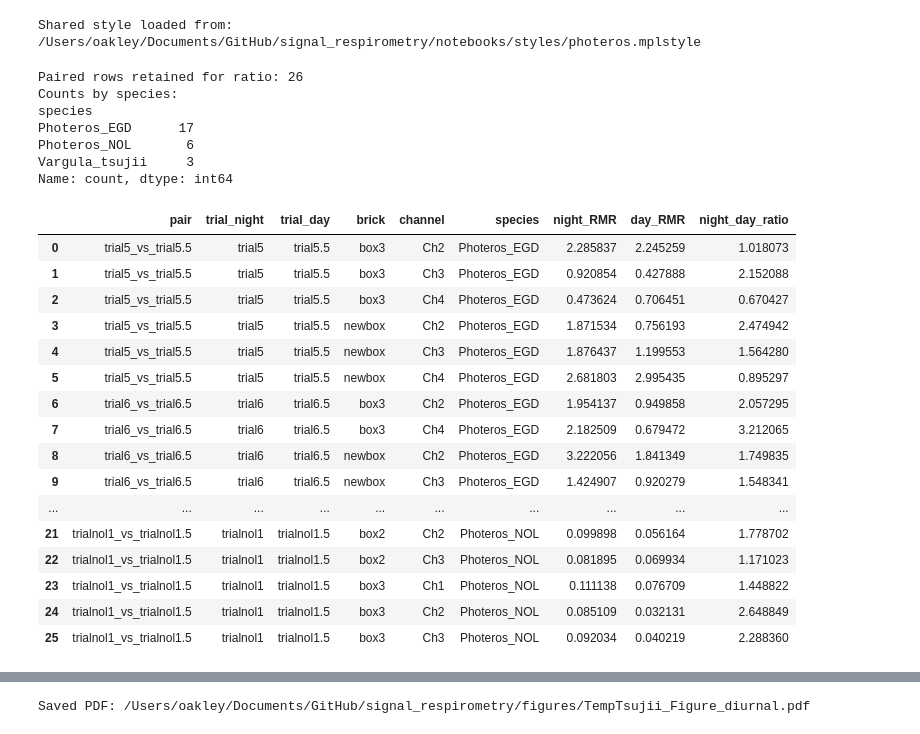
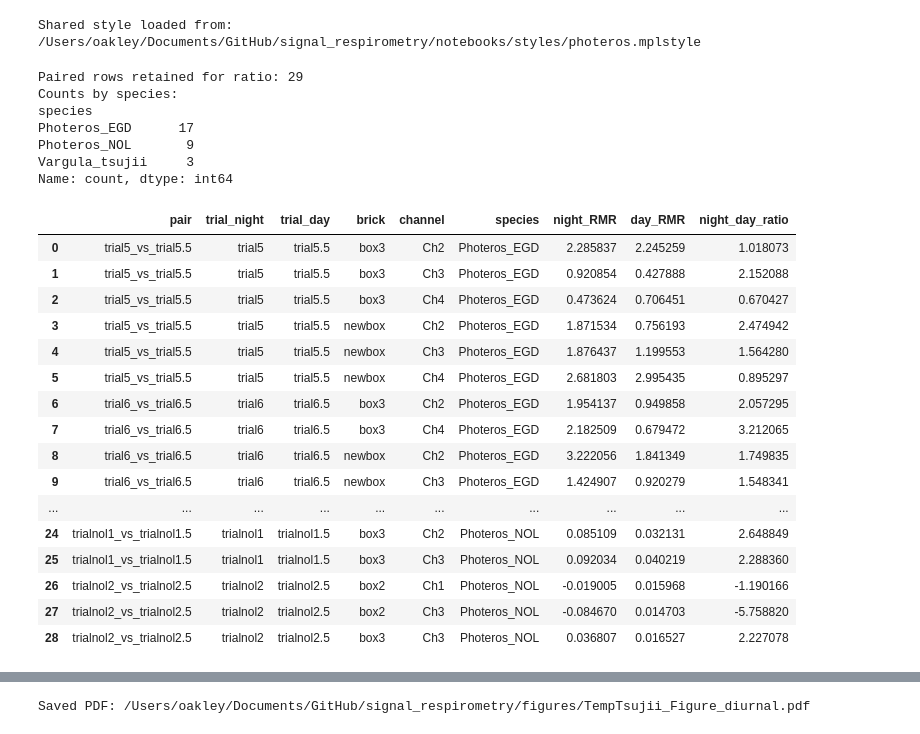
Before and after one commit to ucsb-oakley-lab/signal_respirometry, a Jupyter notebook: notebooks/TempTsujii_Figure_diurnal.ipynb, the cells around one changed output, grey strips where cells are left out. Saved outputs shown, nothing was run; the diff lists cells and outputs as text; code cells hidden in the pictures.

```diff
--- a/notebooks/TempTsujii_Figure_diurnal.ipynb
+++ b/notebooks/TempTsujii_Figure_diurnal.ipynb
@@ -87,6 +87,7 @@ pair_trials = [
     ('trialtsu1', 'trialtsu1.5'),
     ('trialtsu2', 'trialtsu2.5'),
     ('trialnol1', 'trialnol1.5'),
+    ('trialnol2', 'trialnol2.5'),
 ]
 
 paired_rows = []
@@ -124,40 +125,40 @@ for t_a, t_b in pair_trials:
             'species': species,
             'night_RMR': night_rmr,
             'day_RMR': day_rmr,
             'night_day_ratio': night_rmr / day_rmr,
         })
 
 ratio_df = pd.DataFrame(paired_rows)
 print(f'Paired rows retained for ratio: {len(ratio_df)}')
 if not ratio_df.empty:
     print('Counts by species:')
     print(ratio_df['species'].value_counts())
 display(ratio_df)
 # %% [output]
-Paired rows retained for ratio: 26
+Paired rows retained for ratio: 29
 Counts by species:
 species
 Photeros_EGD      17
-Photeros_NOL       6
+Photeros_NOL       9
 Vargula_tsujii     3
 Name: count, dtype: int64
 |  | pair | trial_night | trial_day | brick | channel | species | night_RMR | day_RMR | night_day_ratio |
 | 0 | trial5_vs_trial5.5 | trial5 | trial5.5 | box3 | Ch2 | Photeros_EGD | 2.285837 | 2.245259 | 1.018073 |
 | 1 | trial5_vs_trial5.5 | trial5 | trial5.5 | box3 | Ch3 | Photeros_EGD | 0.920854 | 0.427888 | 2.152088 |
 | 2 | trial5_vs_trial5.5 | trial5 | trial5.5 | box3 | Ch4 | Photeros_EGD | 0.473624 | 0.706451 | 0.670427 |
 | 3 | trial5_vs_trial5.5 | trial5 | trial5.5 | newbox | Ch2 | Photeros_EGD | 1.871534 | 0.756193 | 2.474942 |
 | 4 | trial5_vs_trial5.5 | trial5 | trial5.5 | newbox | Ch3 | Photeros_EGD | 1.876437 | 1.199553 | 1.564280 |
 | 5 | trial5_vs_trial5.5 | trial5 | trial5.5 | newbox | Ch4 | Photeros_EGD | 2.681803 | 2.995435 | 0.895297 |
 | 6 | trial6_vs_trial6.5 | trial6 | trial6.5 | box3 | Ch2 | Photeros_EGD | 1.954137 | 0.949858 | 2.057295 |
 | 7 | trial6_vs_trial6.5 | trial6 | trial6.5 | box3 | Ch4 | Photeros_EGD | 2.182509 | 0.679472 | 3.212065 |
 | 8 | trial6_vs_trial6.5 | trial6 | trial6.5 | newbox | Ch2 | Photeros_EGD | 3.222056 | 1.841349 | 1.749835 |
 | 9 | trial6_vs_trial6.5 | trial6 | trial6.5 | newbox | Ch3 | Photeros_EGD | 1.424907 | 0.920279 | 1.548341 |
 | ... | ... | ... | ... | ... | ... | ... | ... | ... | ... |
-| 21 | trialnol1_vs_trialnol1.5 | trialnol1 | trialnol1.5 | box2 | Ch2 | Photeros_NOL | 0.099898 | 0.056164 | 1.778702 |
-| 22 | trialnol1_vs_trialnol1.5 | trialnol1 | trialnol1.5 | box2 | Ch3 | Photeros_NOL | 0.081895 | 0.069934 | 1.171023 |
-| 23 | trialnol1_vs_trialnol1.5 | trialnol1 | trialnol1.5 | box3 | Ch1 | Photeros_NOL | 0.111138 | 0.076709 | 1.448822 |
 | 24 | trialnol1_vs_trialnol1.5 | trialnol1 | trialnol1.5 | box3 | Ch2 | Photeros_NOL | 0.085109 | 0.032131 | 2.648849 |
 | 25 | trialnol1_vs_trialnol1.5 | trialnol1 | trialnol1.5 | box3 | Ch3 | Photeros_NOL | 0.092034 | 0.040219 | 2.288360 |
+| 26 | trialnol2_vs_trialnol2.5 | trialnol2 | trialnol2.5 | box2 | Ch1 | Photeros_NOL | -0.019005 | 0.015968 | -1.190166 |
+| 27 | trialnol2_vs_trialnol2.5 | trialnol2 | trialnol2.5 | box2 | Ch3 | Photeros_NOL | -0.084670 | 0.014703 | -5.758820 |
+| 28 | trialnol2_vs_trialnol2.5 | trialnol2 | trialnol2.5 | box3 | Ch3 | Photeros_NOL | 0.036807 | 0.016527 | 2.227078 |
 # %%
 # Box-and-whisker + points: y-axis is night/day metabolic-rate ratio, grouped by species.
 if ratio_df.empty:
```
Also changed, not shown: parts of 3 cells of this notebook, 18 other files.
